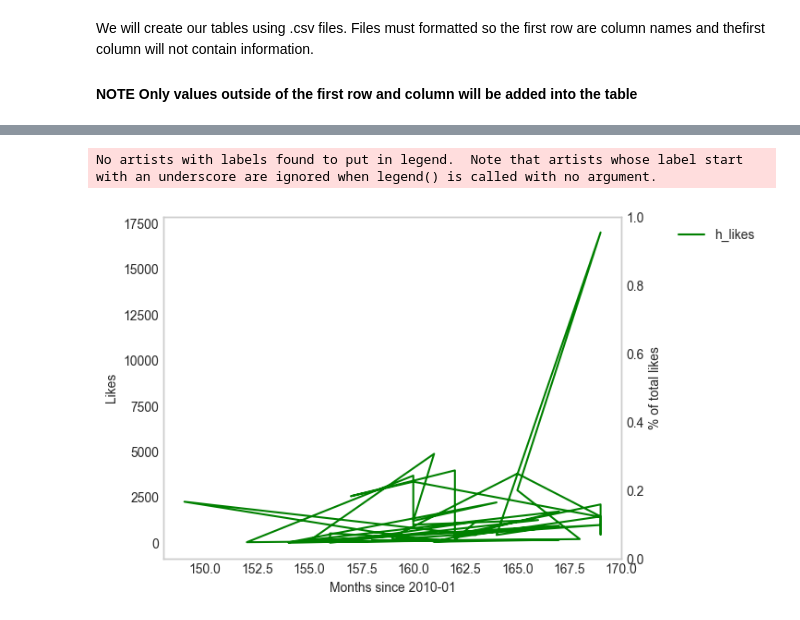
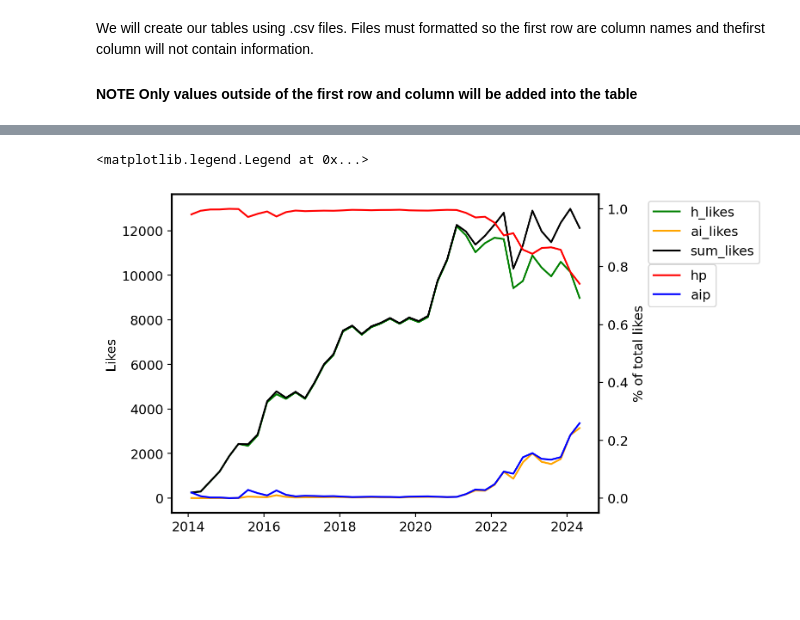
Before and after one commit to sidvenkatayogi/APResearch_Instagram, a Jupyter notebook: method.ipynb, the cells around one changed output, grey strips where cells are left out. Saved outputs shown, nothing was run; the diff lists cells and outputs as text; code cells hidden in the pictures; blank space fills up the shorter version.

```diff
--- a/method.ipynb
+++ b/method.ipynb
@@ -196,7 +193,7 @@ profiles_df = pd.read_sql(cmd, conn)
 # %%
 filtered_df = posts_df[(posts_df['num_likes'] >= 0) & (posts_df['is_reel'] == 1) & (posts_df['post_date'] >= "2020-01-01")]
 
-date_freq = "M"
+date_freq = "3M"
 # Calculate average likes per group and date
 avg_likes = filtered_df.groupby(['is_human', pd.Grouper(key='post_date', freq=date_freq)])['num_likes'].mean().reset_index()
 # avg_likes = filtered_df.groupby(["owner_username", pd.Grouper(key='owner_username')])['num_likes'].mean().reset_index()
@@ -914,31 +892,21 @@ haa.describe()
 # %%
-import operator
-since = pd.to_datetime("2010-1-1").to_period(date_freq)
-merged_df = pd.merge(aia, haa, on='post_date', suffixes=('_ai', '_h'))
-# merged_df
-# sum_likes.drop(["is_human_ai"], axis=1)
-merged_df['sum_likes'] = merged_df['num_likes_ai'] + merged_df['num_likes_h']
+
+avg_likes = merged_dfe.groupby(['is_human_x', pd.Grouper(key='post_date', freq=date_freq)])['ER'].mean().reset_index()
+pivot_df = avg_likes.pivot(index='post_date', columns='is_human_x', values='ER')
 fig, ax = plt.subplots()
+sum_likes = pivot_df[0] + pivot_df[1]
+ax2 = ax.twinx()
+ax.plot(pivot_df[1].index, pivot_df[1], color='green', label= "h_likes")
+ax.plot(pivot_df[0].index, pivot_df[0], color='orange', label= "ai_likes")
+ax.plot(pivot_df[0].index, sum_likes, color='black', label= "sum_likes")
 
-merged_df["post_date"] = (merged_df["post_date"].dt.to_period(date_freq) - since).apply(operator.attrgetter('n'))
-
-
-# print(merged_df["post_date"])
-ax2 = ax.twinx()
-ax.plot(merged_df["post_date"], merged_df["ER_ai"], color='green', label= "h_likes")
-# ax.plot(merged_df["post_date"], merged_df["num_likes_ai"], color='orange', label= "ai_likes")
-# ax.plot(merged_df["post_date"], merged_df["sum_likes"], color='black', label= "sum_likes")
-
-# ax2.plot(merged_df["post_date"], (merged_df["num_likes_h"] / merged_df["sum_likes"]), color='red', label= "hp")
-# ax2.plot(merged_df["post_date"], (merged_df["num_likes_ai"] / merged_df["sum_likes"]), color='blue', label= "aip")
-ax.set_xlabel("Months since " + str(since))
+ax2.plot(pivot_df[1].index, pivot_df[1]/sum_likes, color='red', label= "hp")
+ax2.plot(pivot_df[0].index, pivot_df[0]/sum_likes, color='blue', label= "aip")
+# ax.set_xlabel("Months since " + str(since))
 ax.set_ylabel("Likes")
 ax2.set_ylabel("% of total likes")#, rotation= 270)
 ax.legend(loc='upper left', bbox_to_anchor=(1.1, 1))
 ax2.legend(loc='upper left', bbox_to_anchor=(1.1, 0.8))
-ax.grid()
-ax2.grid()
-plt.show()
 # %% [output]
-No artists with labels found to put in legend.  Note that artists whose label start with an underscore are ignored when legend() is called with no argument.
+<matplotlib.legend.Legend at 0x...>
-[figure, old version]
+[figure, new version]
```
Also changed, not shown: parts of 56 cells of this notebook, 1 other file.
